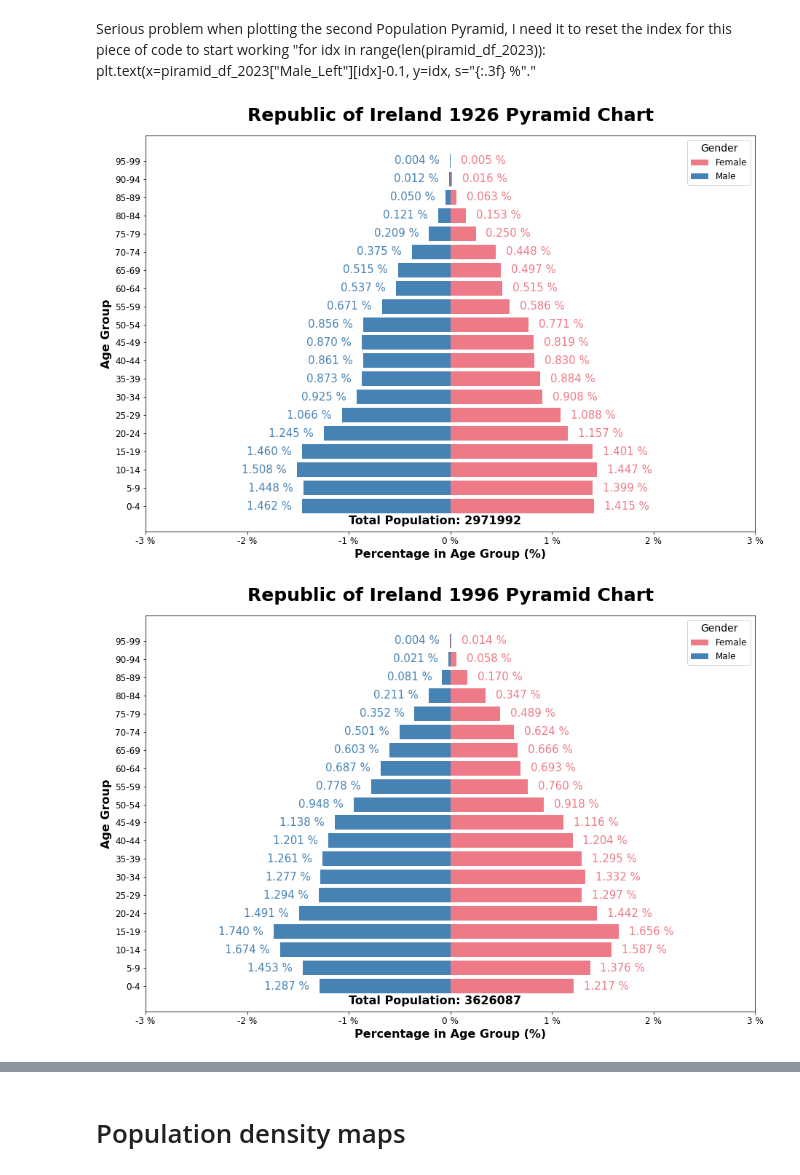
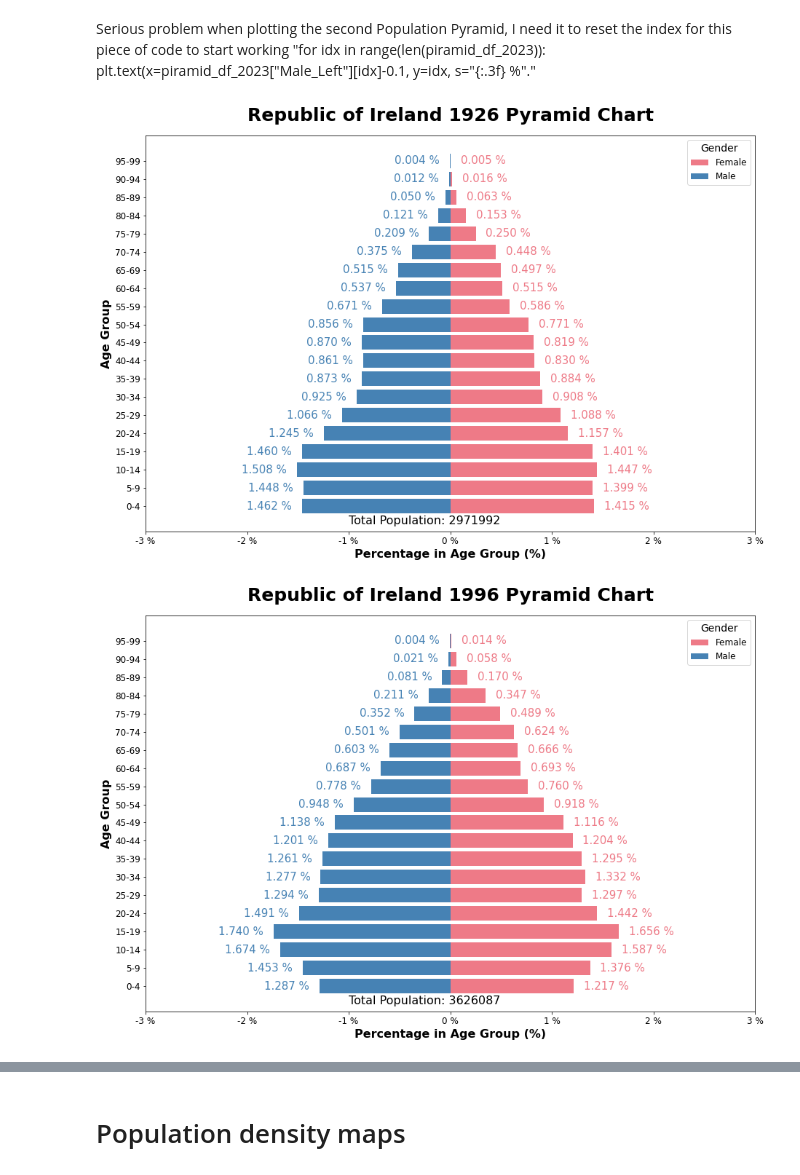
Before and after one commit to JoseRicoCct/CA1_Integrated_Assesment_MSc_Data_Analytics_CCT_Semester_1, a Jupyter notebook: Jupyter_Notebooks/1_CA1_Data_Visualisation_Part.ipynb, the cells around one changed output, grey strips where cells are left out. Cells and saved outputs as stored; diff of their text form; code cells hidden in the pictures.

```diff
--- a/Jupyter_Notebooks/1_CA1_Data_Visualisation_Part.ipynb
+++ b/Jupyter_Notebooks/1_CA1_Data_Visualisation_Part.ipynb
@@ -316,35 +318,35 @@ female_color = "#ee7a87"
 male_color = "#4682b4"
 
 fig = plt.figure(figsize=(15,10))
 
 plt.barh(y=piramid_df_1926["Age_Group"], width=piramid_df_1926["Female_Width"], color="#ee7a87", label="Female");
 plt.barh(y=piramid_df_1926["Age_Group"], width=piramid_df_1926["Male_Width"], left=piramid_df_1926["Male_Left"],
          color="#4682b4", label="Male");
 
 
 
 for idx in range(len(piramid_df_1926)):
     plt.text(x=piramid_df_1926["Male_Left"][idx]-0.1, y=idx, s="{:.3f} %".format(piramid_df_1926["Male"][idx]),
              ha="right", va="center",
              fontsize=15, color="#4682b4");
     plt.text(x=piramid_df_1926["Female_Width"][idx]+0.1, y=idx, s="{:.3f} %".format(piramid_df_1926["Female"][idx]),
              ha="left", va="center",
              fontsize=15, color="#ee7a87");
 
 piramid_df_1926['total_population'] = (piramid_df_1926['Female'] + piramid_df_1926['Male'])*100000
 total_population =int(piramid_df_1926['total_population'].sum()) #Adding and converting to int to eliminate .0
 plt.xlim(-3,3);
 
 plt.xticks(range(-3,4), ["{} %".format(i) for i in range(-3,4)], fontsize=12)
 plt.yticks(fontsize=12)
 plt.legend(loc="best",fontsize=12,title='Gender',title_fontsize=14);
 plt.xlabel("Percentage in Age Group (%)", fontsize=16, fontweight="bold")
 plt.ylabel("Age Group", fontsize=16, fontweight="bold")
 plt.title("Republic of Ireland 1926 Pyramid Chart", loc="center", pad=20, fontsize=25, fontweight="bold")
 
-plt.text(-1, -1, f'Total Population: {total_population}', fontsize=16,fontweight="bold");
+plt.text(-1, -1, f'Total Population: {total_population}', fontsize=16);
 # %% [output]
-[figure, old version]
+[figure, new version]
 # %%
 #code source from https://coderzcolumn.com/tutorials/data-science/population-pyramid-chart-using-matplotlib
 female_color = "#ee7a87"
@@ -377,9 +379,9 @@ plt.xlabel("Percentage in Age Group (%)", fontsize=16, fontweight="bold")
 plt.ylabel("Age Group", fontsize=16, fontweight="bold")
 plt.title("Republic of Ireland 1996 Pyramid Chart", loc="center", pad=20, fontsize=25, fontweight="bold")
 
-plt.text(-1, -1, f'Total Population: {total_population}', fontsize=16,fontweight="bold");
+plt.text(-1, -1, f'Total Population: {total_population}', fontsize=16);
 # %% [output]
-[figure, old version]
+[figure, new version]
 # %%
 #code source from https://coderzcolumn.com/tutorials/data-science/population-pyramid-chart-using-matplotlib
 female_color = "#ee7a87"
```
Also changed, not shown: parts of 78 cells of this notebook, 3 other files.
